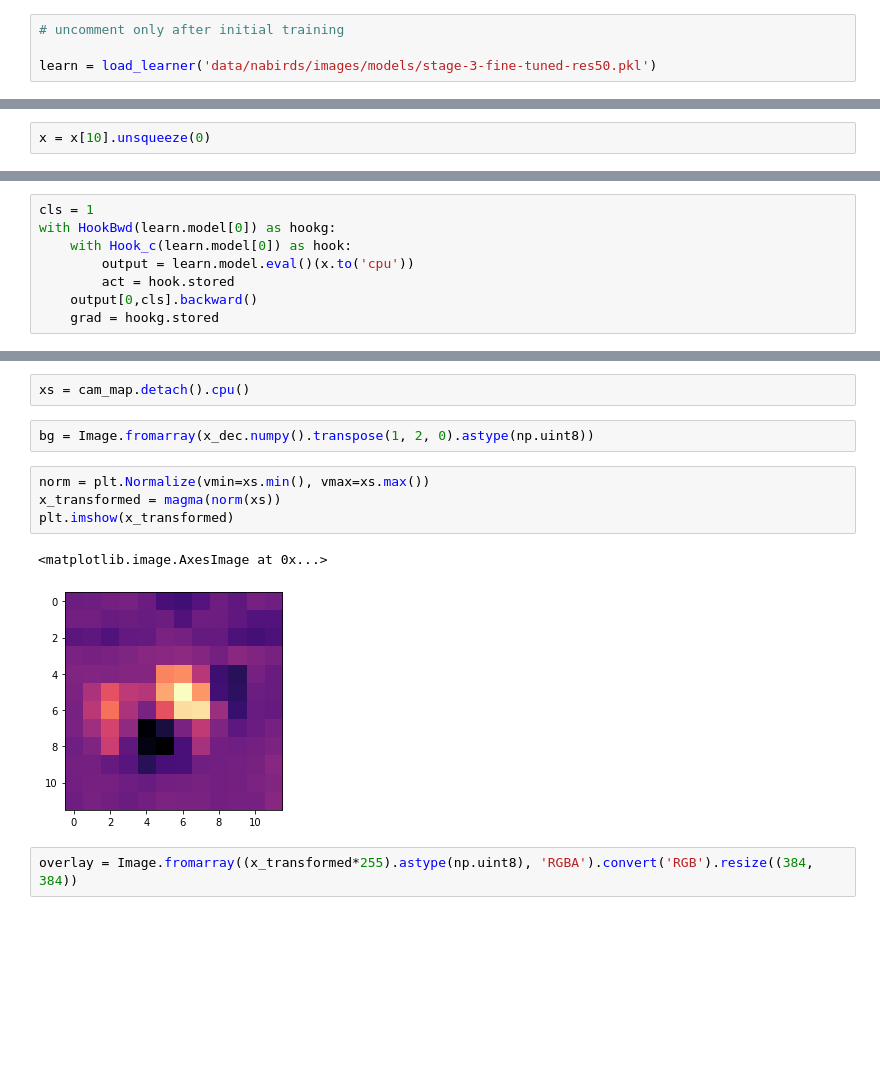
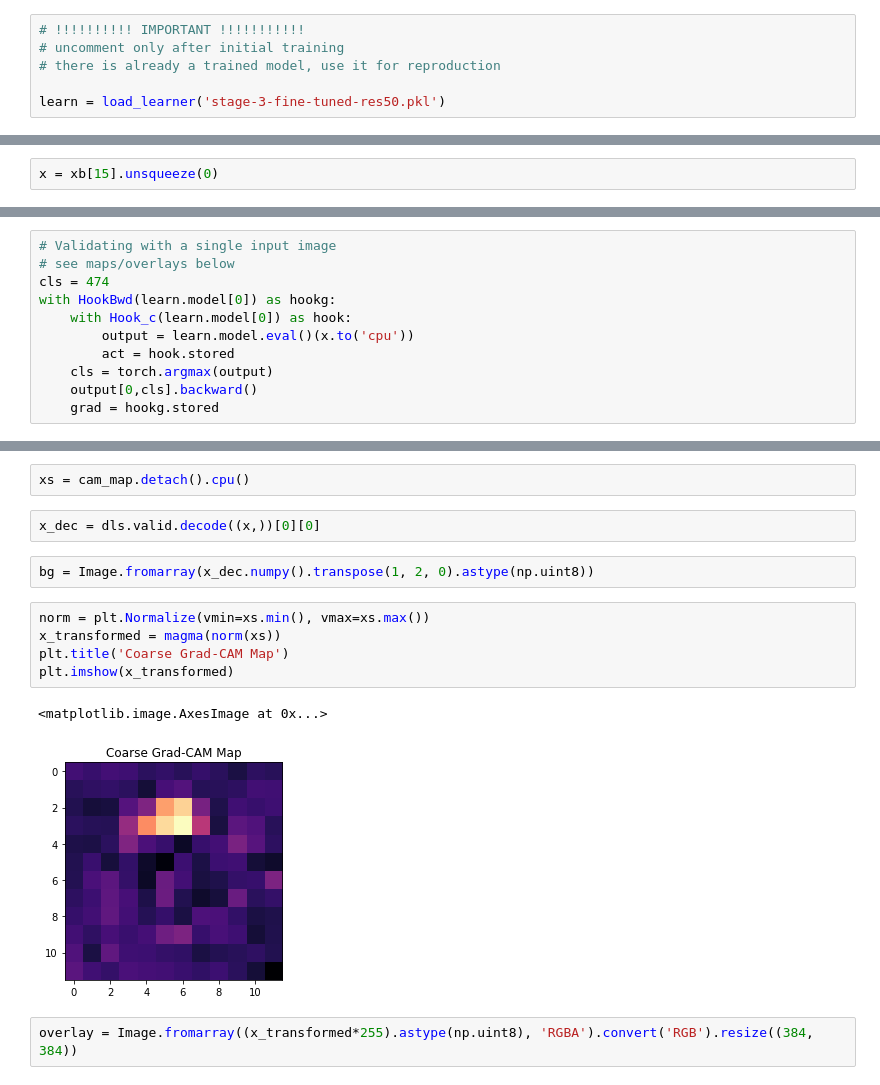
Before and after one commit to ACWalker/CARE-2021, a Jupyter notebook: saliency_maps.ipynb, the cells around one changed output, grey strips where cells are left out. Drawn from its saved outputs; the diff is of its cells as text; blank space fills up the shorter version.

```diff
--- a/saliency_maps.ipynb
+++ b/saliency_maps.ipynb
@@ -127,4 +109,6 @@ learn = create_cnn_model(resnet50, 512)
 # %%
+# !!!!!!!!!! IMPORTANT !!!!!!!!!!!
 # uncomment only after initial training
+# there is already a trained model, use it for reproduction
 
-learn = load_learner('data/nabirds/images/models/stage-3-fine-tuned-res50.pkl')
+learn = load_learner('stage-3-fine-tuned-res50.pkl')
@@ -182,4 +149,4 @@ learn.export('stage-2-fine-tuned-res50.pkl')
 # %%
 xb, yb = first(dls.valid)
 # %%
-x = x[10].unsqueeze(0)
+x = xb[15].unsqueeze(0)
@@ -200,9 +168,12 @@ class HookBwd():
 # %%
-cls = 1
+# Validating with a single input image
+# see maps/overlays below
+cls = 474
 with HookBwd(learn.model[0]) as hookg:
     with Hook_c(learn.model[0]) as hook:
         output = learn.model.eval()(x.to('cpu'))
         act = hook.stored
+    cls = torch.argmax(output)
     output[0,cls].backward()
     grad = hookg.stored
 # %%
@@ -243,15 +214,18 @@ def show_cam(learn, x, y):
 magma = cm.get_cmap('magma')
 # %%
 xs = cam_map.detach().cpu()
+# %%
+x_dec = dls.valid.decode((x,))[0][0]
 # %%
 bg = Image.fromarray(x_dec.numpy().transpose(1, 2, 0).astype(np.uint8))
 # %%
 norm = plt.Normalize(vmin=xs.min(), vmax=xs.max())
 x_transformed = magma(norm(xs))
+plt.title('Coarse Grad-CAM Map')
 plt.imshow(x_transformed)
 # %% [output]
 <matplotlib.image.AxesImage at 0x...>
-[figure, old version]
+[figure, new version]
 # %%
 overlay = Image.fromarray((x_transformed*255).astype(np.uint8), 'RGBA').convert('RGB').resize((384, 384))
 # %%
```
Also changed, not shown: parts of 19 cells of this notebook, 3 other files.
